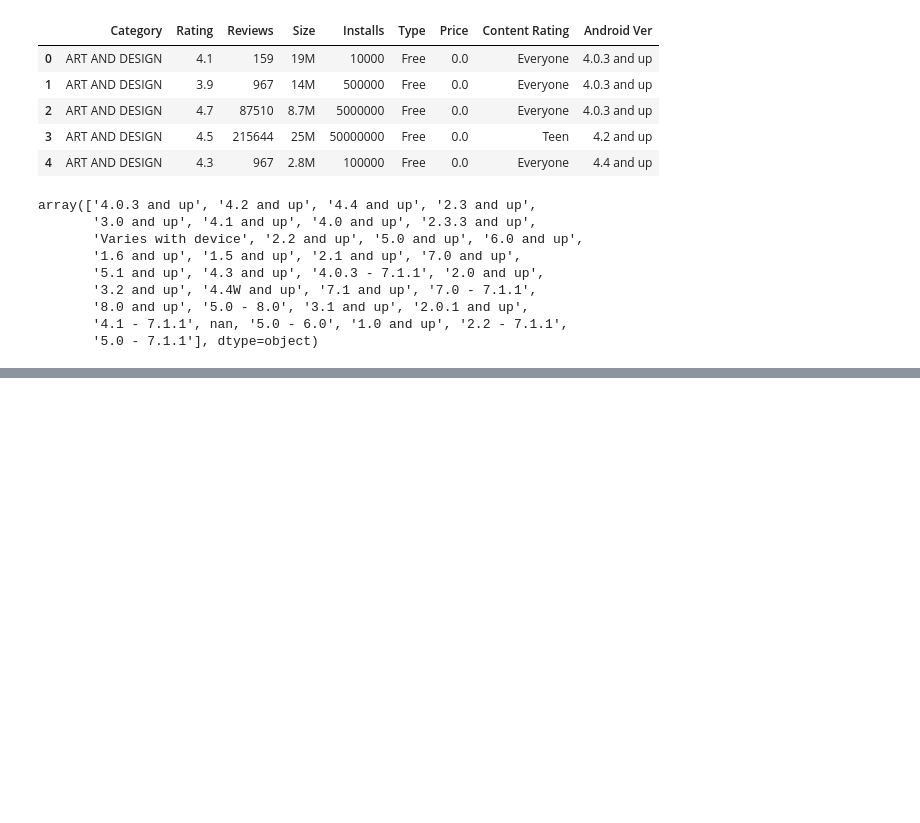
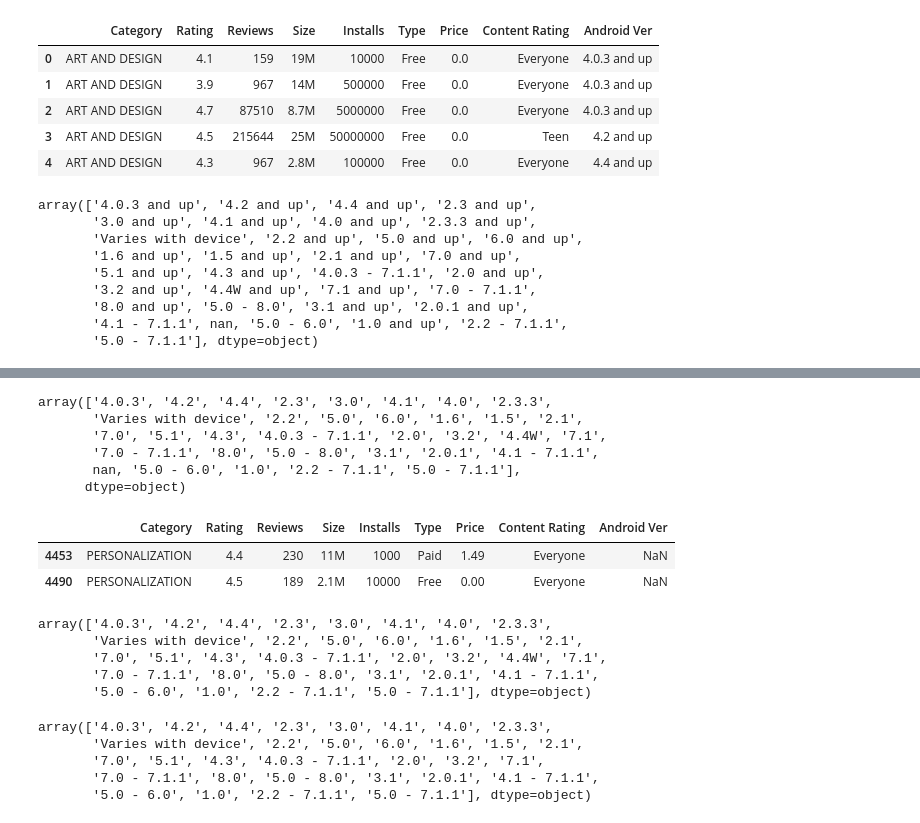
Before and after one commit to mulingwa/Playstore_Data_Analysis, a Jupyter notebook: Analysis.ipynb, the cells around one changed output, grey strips where cells are left out. Drawn from its saved outputs; the diff is of its cells as text; code cells hidden in the pictures; blank space fills up the shorter version.

```diff
--- a/Analysis.ipynb
+++ b/Analysis.ipynb
@@ -267,0 +318,35 @@ Name: Android Ver, dtype: object
+# %%
+df_clean["Android Ver"].unique()
+# %% [output]
+array(['4.0.3', '4.2', '4.4', '2.3', '3.0', '4.1', '4.0', '2.3.3',
+       'Varies with device', '2.2', '5.0', '6.0', '1.6', '1.5', '2.1',
+       '7.0', '5.1', '4.3', '4.0.3 - 7.1.1', '2.0', '3.2', '4.4W', '7.1',
+       '7.0 - 7.1.1', '8.0', '5.0 - 8.0', '3.1', '2.0.1', '4.1 - 7.1.1',
+       nan, '5.0 - 6.0', '1.0', '2.2 - 7.1.1', '5.0 - 7.1.1'],
+      dtype=object)
+# %%
+df_clean[df_clean["Android Ver"].isna()]
+# %% [output]
+|  | Category | Rating | Reviews | Size | Installs | Type | Price | Content Rating | Android Ver |
+| 4453 | PERSONALIZATION | 4.4 | 230 | 11M | 1000 | Paid | 1.49 | Everyone | NaN |
+| 4490 | PERSONALIZATION | 4.5 | 189 | 2.1M | 10000 | Free | 0.00 | Everyone | NaN |
+# %%
+mode_ver=df_clean.mode()['Android Ver'][0]
+mode_ver
+df_clean['Android Ver']=df_clean['Android Ver'].fillna(mode_ver)
+df_clean['Android Ver'].unique()
+# %% [output]
+array(['4.0.3', '4.2', '4.4', '2.3', '3.0', '4.1', '4.0', '2.3.3',
+       'Varies with device', '2.2', '5.0', '6.0', '1.6', '1.5', '2.1',
+       '7.0', '5.1', '4.3', '4.0.3 - 7.1.1', '2.0', '3.2', '4.4W', '7.1',
+       '7.0 - 7.1.1', '8.0', '5.0 - 8.0', '3.1', '2.0.1', '4.1 - 7.1.1',
+       '5.0 - 6.0', '1.0', '2.2 - 7.1.1', '5.0 - 7.1.1'], dtype=object)
+# %%
+df_clean["Android Ver"]=df_clean["Android Ver"].str.replace('4.4W', '4.4')
+df_clean["Android Ver"].unique()
+# %% [output]
+array(['4.0.3', '4.2', '4.4', '2.3', '3.0', '4.1', '4.0', '2.3.3',
+       'Varies with device', '2.2', '5.0', '6.0', '1.6', '1.5', '2.1',
+       '7.0', '5.1', '4.3', '4.0.3 - 7.1.1', '2.0', '3.2', '7.1',
+       '7.0 - 7.1.1', '8.0', '5.0 - 8.0', '3.1', '2.0.1', '4.1 - 7.1.1',
+       '5.0 - 6.0', '1.0', '2.2 - 7.1.1', '5.0 - 7.1.1'], dtype=object)
```
Also changed, not shown: parts of 10 cells of this notebook.
